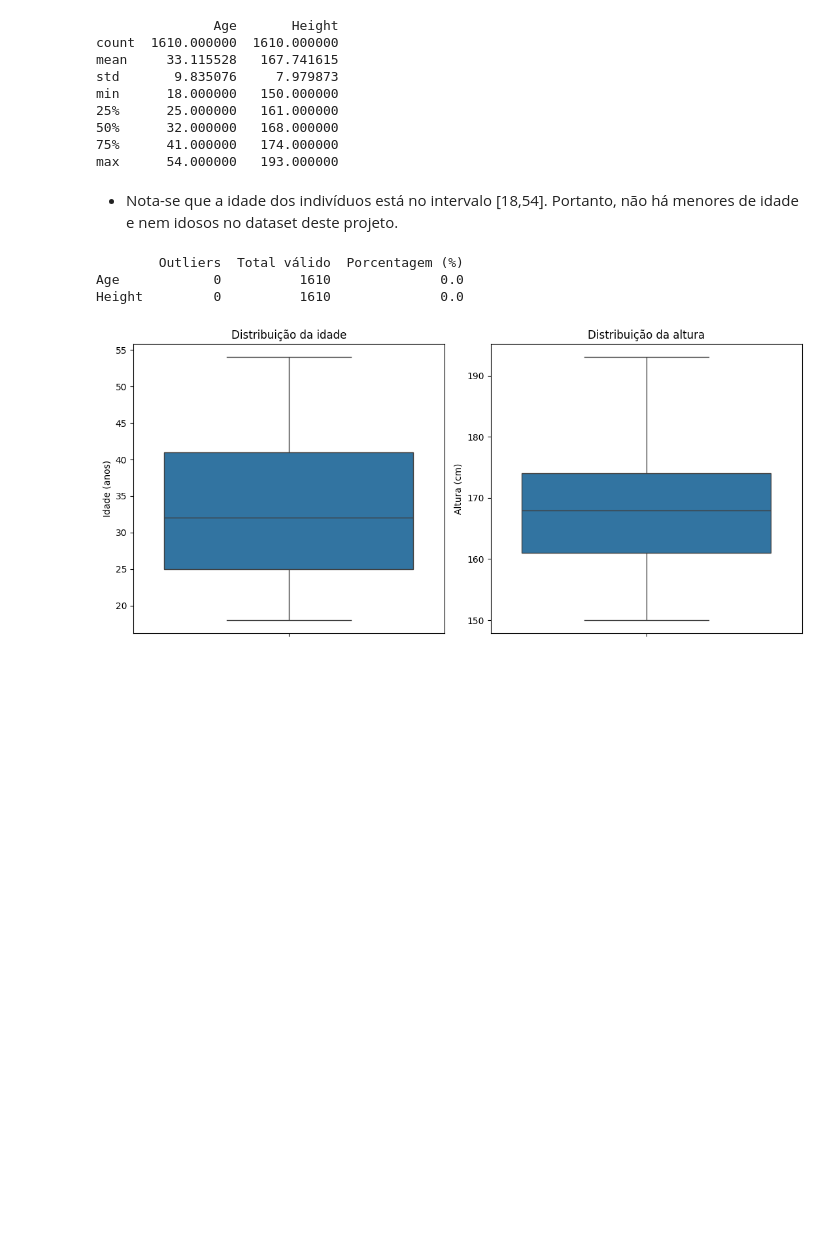
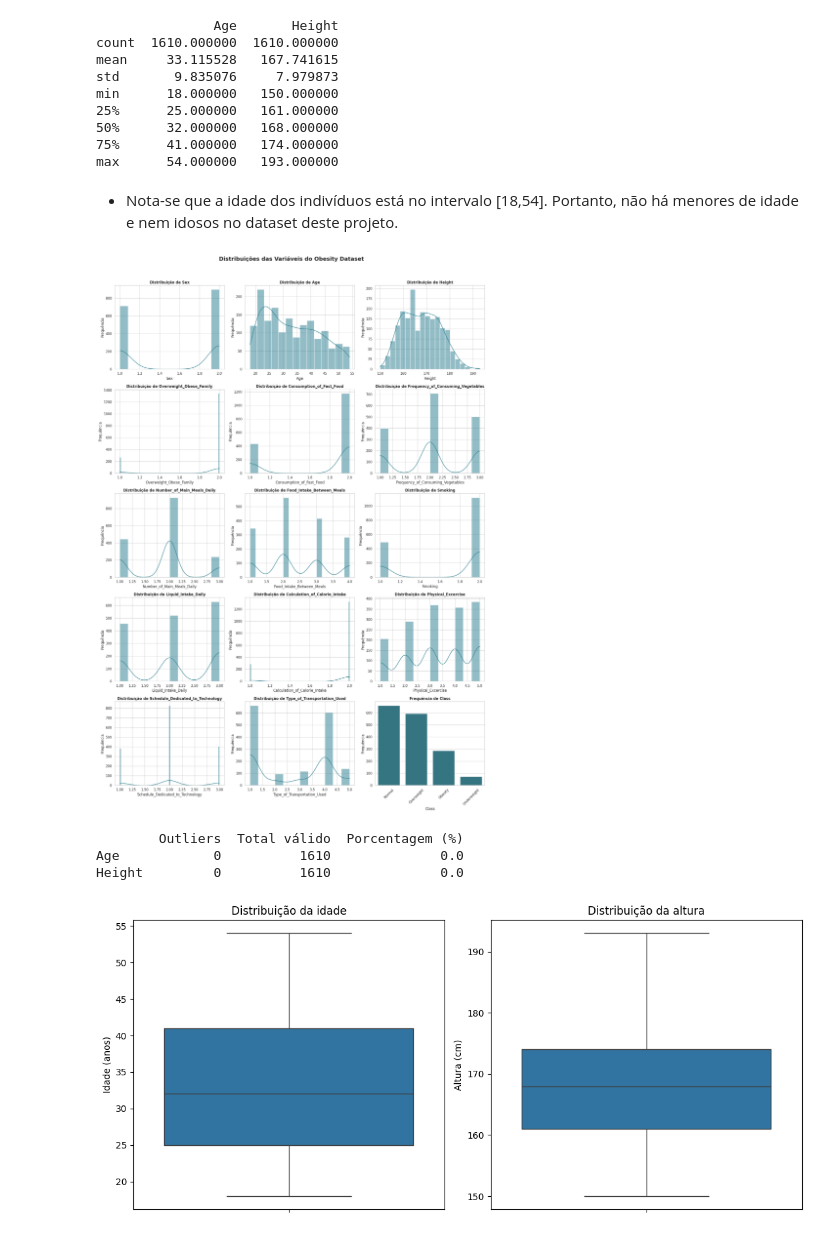
Before and after one commit to Cairo-Henrique/obesity-biostatistics, a Jupyter notebook: Obesity_Biostat_Analysis.ipynb, the cells around one changed output. Cells and saved outputs as stored; diff of their text form; code cells hidden in the pictures; blank space fills up the shorter version.

```diff
--- a/Obesity_Biostat_Analysis.ipynb
+++ b/Obesity_Biostat_Analysis.ipynb
@@ -440,6 +440,88 @@ min      18.000000   150.000000
 max      54.000000   193.000000
 # %% [markdown]
 - Nota-se que a idade dos indivíduos está no intervalo [18,54]. Portanto, não há menores de idade e nem idosos no dataset deste projeto.
+# %%
+######################################
+# HISTOGRAMAS E GRÁFICOS DE BARRAS
+######################################
+
+# Configuração visual
+sns.set_theme(style="whitegrid", palette="viridis")
+
+# Identificação dos tipos de variáveis
+num_cols = df.select_dtypes(include="number").columns.tolist()
+cat_cols = df.select_dtypes(exclude="number").columns.tolist()
+
+# Número de gráficos por linha
+n_cols = 3
+n_plots = len(num_cols) + len(cat_cols)
+n_rows = int(n_plots / n_cols)
+
+fig, axes = plt.subplots(
+    n_rows, n_cols,
+    figsize=(18, 5 * n_rows)
+)
+
+axes = axes.flatten()
+
+# Histogramas das variáveis numéricas
+plot_idx = 0
+
+for col in num_cols:
+    sns.histplot(
+        data=df,
+        x=col,
+        kde=True,
+        ax=axes[plot_idx],
+        color="#287D8E"
+    )
+
+    axes[plot_idx].set_title(
+        f"Distribuição de {col}",
+        fontsize=12,
+        fontweight="bold"
+    )
+    axes[plot_idx].set_xlabel(col)
+    axes[plot_idx].set_ylabel("Frequência")
+    plot_idx += 1
+
+# Gráficos de frequência das variáveis categóricas
+for col in cat_cols:
+    order = df[col].value_counts().index
+
+    sns.countplot(
+        data=df,
+        x=col,
+        order=order,
+        ax=axes[plot_idx],
+        color="#287D8E"
+    )
+
+    axes[plot_idx].set_title(
+        f"Frequência de {col}",
+        fontsize=12,
+        fontweight="bold"
+    )
+    axes[plot_idx].set_xlabel(col)
+    axes[plot_idx].set_ylabel("Frequência")
+    axes[plot_idx].tick_params(axis="x", rotation=45)
+    plot_idx += 1
+
+# Remover eixos vazios
+for idx in range(plot_idx, len(axes)):
+    fig.delaxes(axes[idx])
+
+plt.suptitle(
+    "Distribuições das Variáveis do Obesity Dataset",
+    fontsize=18,
+    fontweight="bold",
+    y=1.02
+)
+
+plt.tight_layout()
+plt.show()
+# %% [output]
+[figure, added]
 # %%
 ######################################
 # BOXPLOTS DAS VARIÁVEIS QUANTITATIVAS
```
Also changed, not shown: parts of 3 cells of this notebook.
